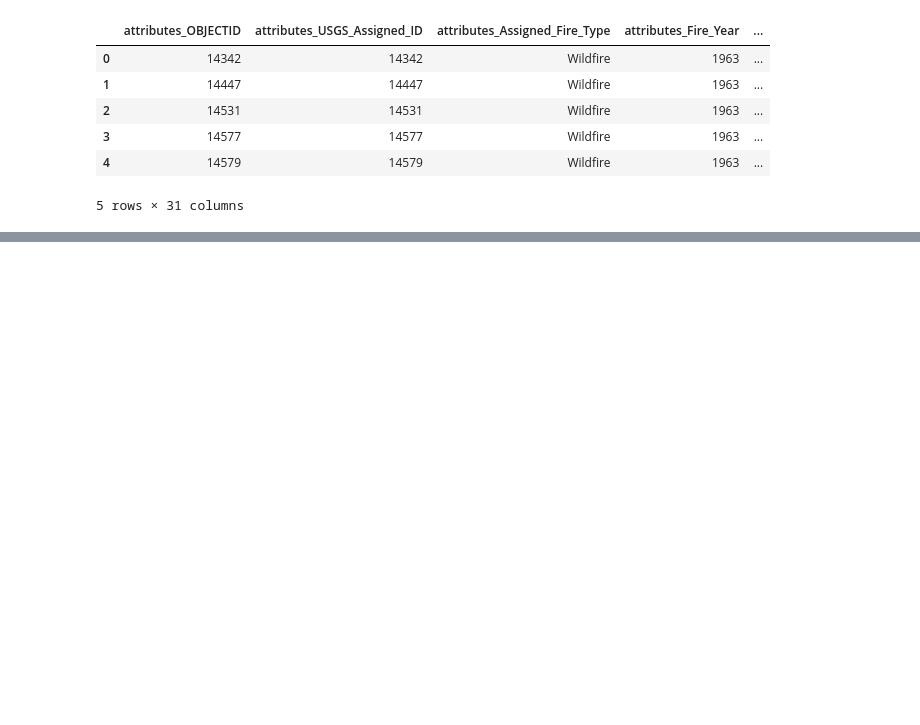
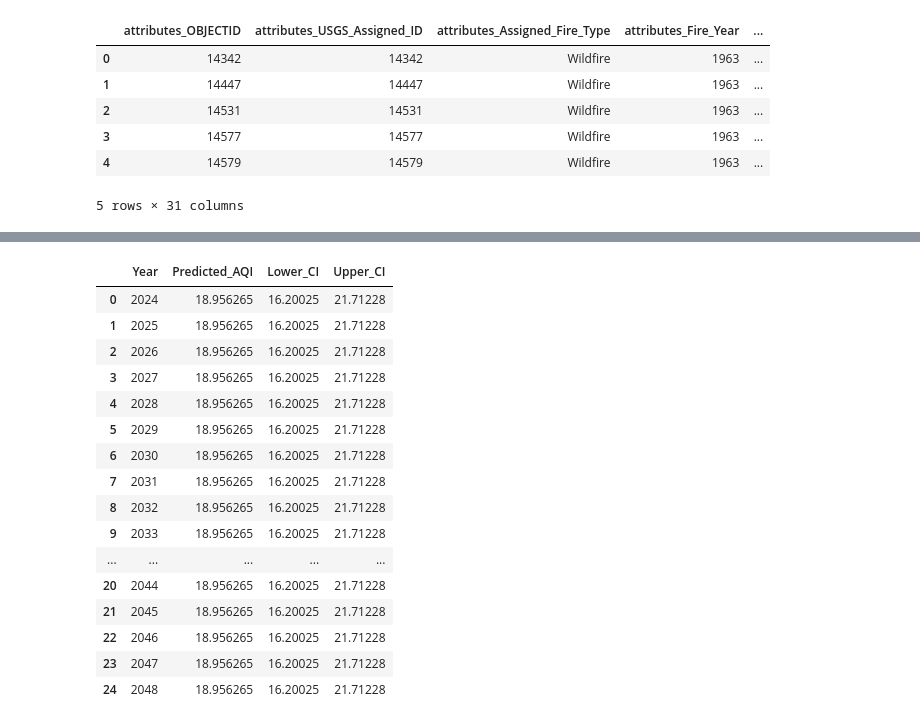
Before and after one commit to mohammap22/data-512-common-analysis, a Jupyter notebook: project.ipynb, the cells around one changed output, grey strips where cells are left out. Cells and saved outputs as stored; diff of their text form; code cells hidden in the pictures; blank space fills up the shorter version.

```diff
--- a/project.ipynb
+++ b/project.ipynb
@@ -553,0 +553,30 @@ rmse, r2
+# %%
+ci = 1.96 * rmse  # 95% confidence interval
+
+# dataframe for the predictions with confidence intervals
+future_aqi_df = pd.DataFrame({
+    'Year': future_years,
+    'Predicted_AQI': future_predictions,
+    'Lower_CI': future_predictions - ci,
+    'Upper_CI': future_predictions + ci
+})
+
+future_aqi_df
+# %% [output]
+|  | Year | Predicted_AQI | Lower_CI | Upper_CI |
+| 0 | 2024 | 18.956265 | 16.20025 | 21.71228 |
+| 1 | 2025 | 18.956265 | 16.20025 | 21.71228 |
+| 2 | 2026 | 18.956265 | 16.20025 | 21.71228 |
+| 3 | 2027 | 18.956265 | 16.20025 | 21.71228 |
+| 4 | 2028 | 18.956265 | 16.20025 | 21.71228 |
+| 5 | 2029 | 18.956265 | 16.20025 | 21.71228 |
+| 6 | 2030 | 18.956265 | 16.20025 | 21.71228 |
+| 7 | 2031 | 18.956265 | 16.20025 | 21.71228 |
+| 8 | 2032 | 18.956265 | 16.20025 | 21.71228 |
+| 9 | 2033 | 18.956265 | 16.20025 | 21.71228 |
+| ... | ... | ... | ... | ... |
+| 20 | 2044 | 18.956265 | 16.20025 | 21.71228 |
+| 21 | 2045 | 18.956265 | 16.20025 | 21.71228 |
+| 22 | 2046 | 18.956265 | 16.20025 | 21.71228 |
+| 23 | 2047 | 18.956265 | 16.20025 | 21.71228 |
+| 24 | 2048 | 18.956265 | 16.20025 | 21.71228 |
```
Also changed, not shown: parts of 12 cells of this notebook.
